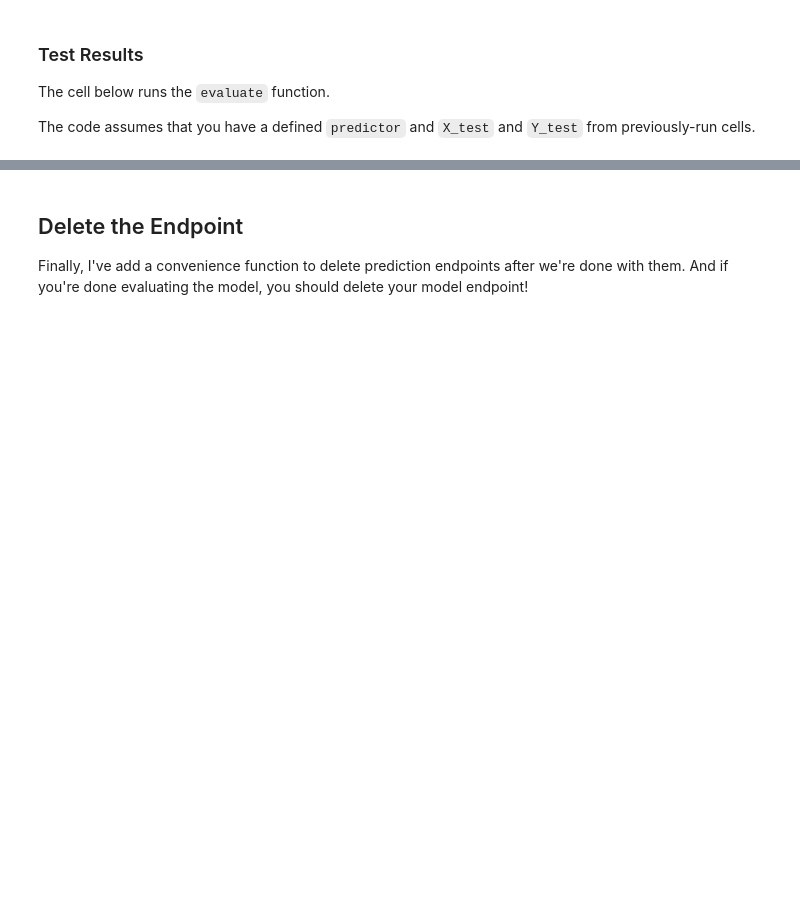
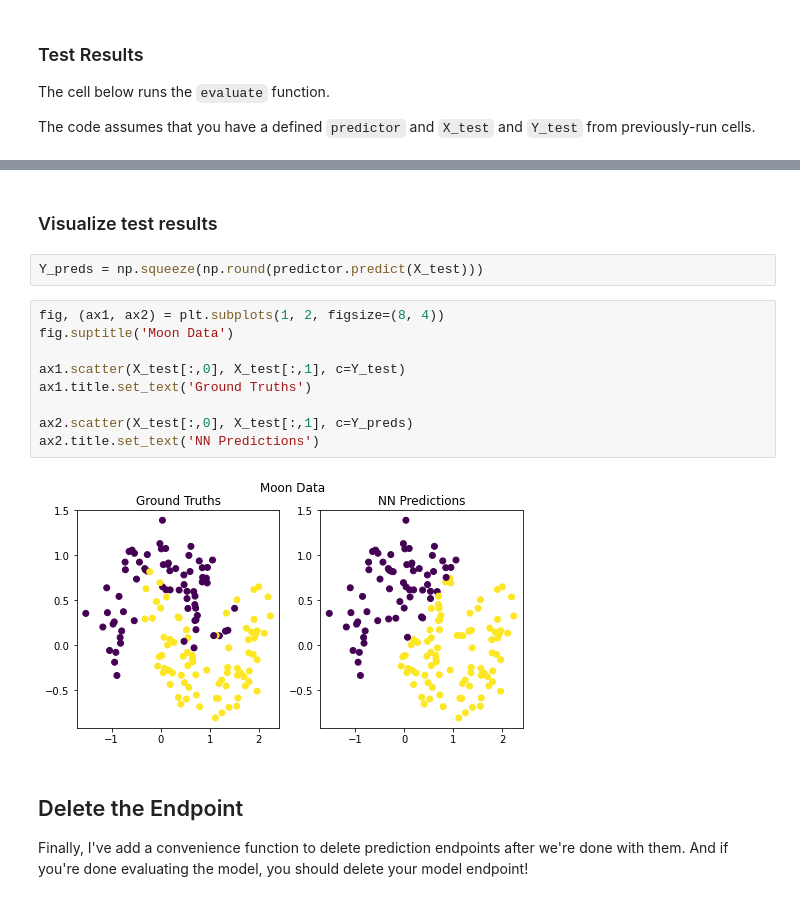
Before and after one commit to ydavidchen/machine-learning-engineer-portfolio, a Jupyter notebook: case-study-moon-data-pytorch/Moon_Classification_Exercise.ipynb, the cells around one changed output, grey strips where cells are left out. Drawn from its saved outputs; the diff is of its cells as text; blank space fills up the shorter version.

Commit message:
Moon data analysis debugged

```diff
--- a/case-study-moon-data-pytorch/Moon_Classification_Exercise.ipynb
+++ b/case-study-moon-data-pytorch/Moon_Classification_Exercise.ipynb
@@ -380,3 +380,18 @@ Accuracy:   0.147
+# %% [markdown]
+### Visualize test results
+# %%
+Y_preds = np.squeeze(np.round(predictor.predict(X_test)))
+# %%
+fig, (ax1, ax2) = plt.subplots(1, 2, figsize=(8, 4))
+fig.suptitle('Moon Data')
+
+ax1.scatter(X_test[:,0], X_test[:,1], c=Y_test)
+ax1.title.set_text('Ground Truths')
+
+ax2.scatter(X_test[:,0], X_test[:,1], c=Y_preds)
+ax2.title.set_text('NN Predictions')
+# %% [output]
+[figure, added]
 # %% [markdown]
 ## Delete the Endpoint
 
```
Also changed, not shown: parts of 7 cells of this notebook.
